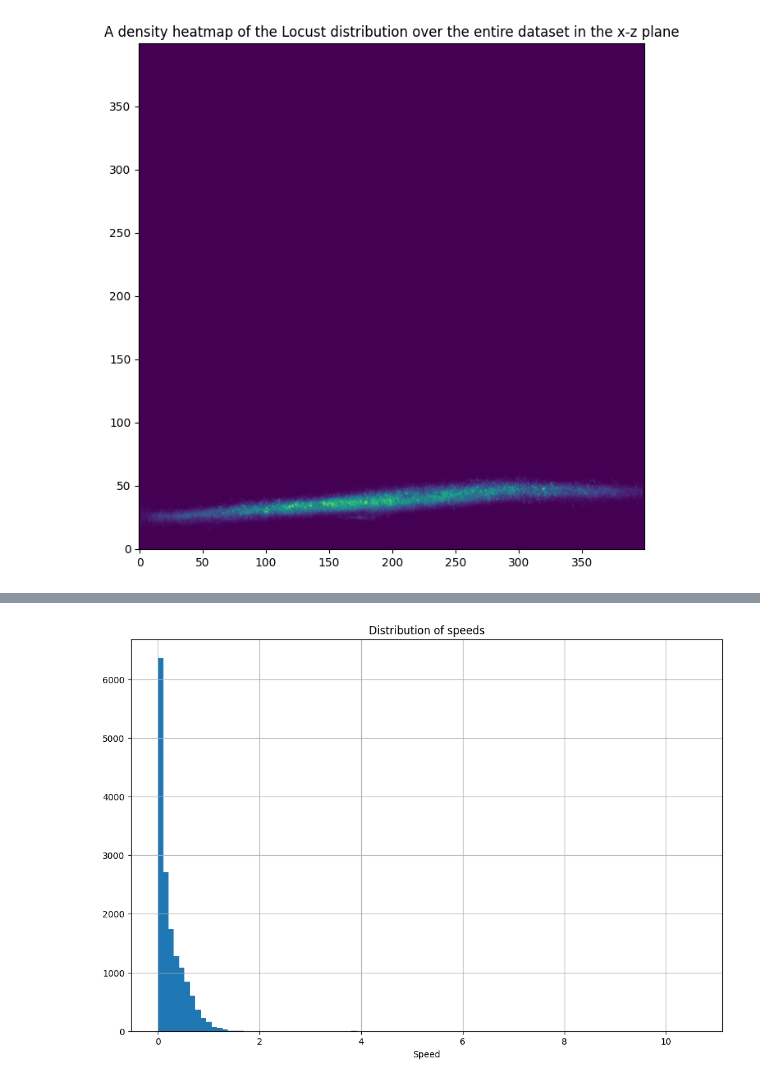
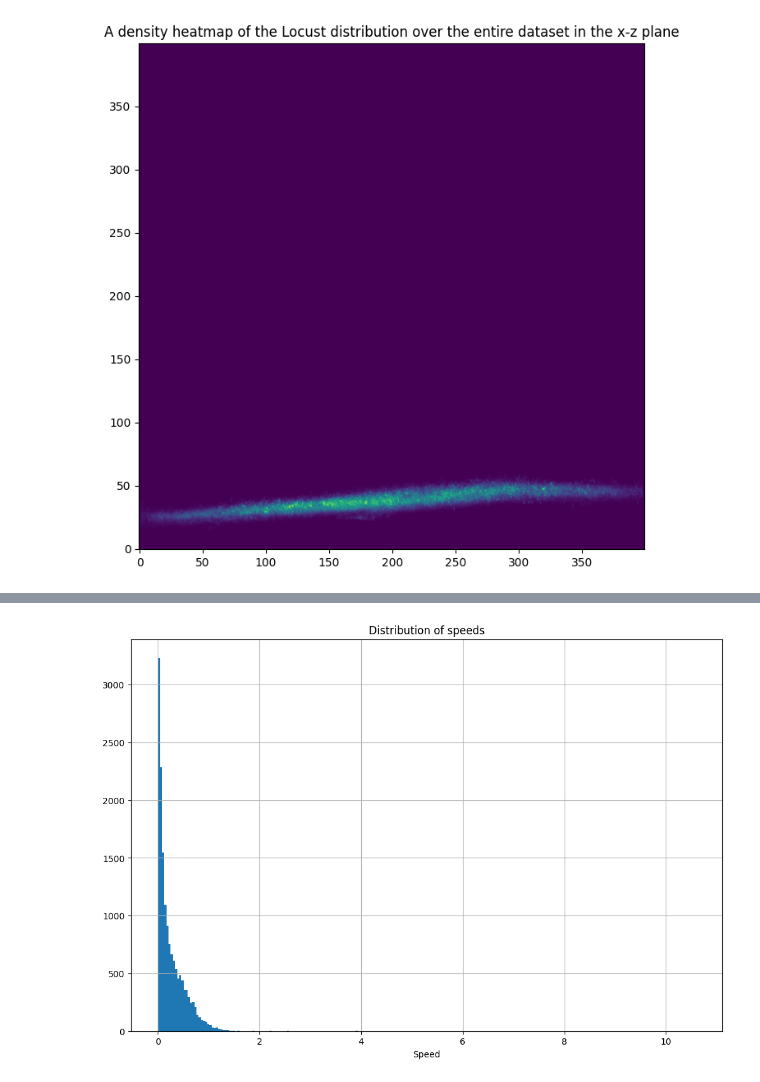
Before and after one commit to Mark-Bugden/Locust-Physics, a Jupyter notebook: Data_exploration.ipynb, the cells around one changed output, grey strips where cells are left out. Saved outputs shown, nothing was run; the diff lists cells and outputs as text; code cells hidden in the pictures.

```diff
--- a/Data_exploration.ipynb
+++ b/Data_exploration.ipynb
@@ -18,7 +18,7 @@ import warnings
 warnings.filterwarnings('ignore')
 # %%
 # Put the location of the data folder on your computer
-data_location = 'D:/Data/Hanger-Locust/'
+data_location = 'D:/Data/Hangar-Locust/'
 # %%
 # Reads the .tsv file as a pandas DataFrame. We skip the first 11 rows because that is the metadata at the start, and we choose the Time column to be our index column.
 df = pd.read_csv(data_location + '2K-locust_14112022/200_locust_11142022_0002.tsv', sep='\t', skiprows=11, index_col='Time')
@@ -384,13 +387,13 @@ plt.show()
 # %%
 # For a single locust, we have
 fig, ax = plt.subplots()
 fig.set_size_inches(12,8)
 
 ax.set_xlabel('Speed')
 
-ndf.hist(ax = ax, column='speed 1111', bins=100)
+ndf.hist(ax = ax, column='speed 1111', bins=250)
 plt.title('Distribution of speeds')
 plt.show()
 # %% [output]
-[figure, old version]
+[figure, new version]
 # %%
```
Also changed, not shown: parts of 15 cells of this notebook.
